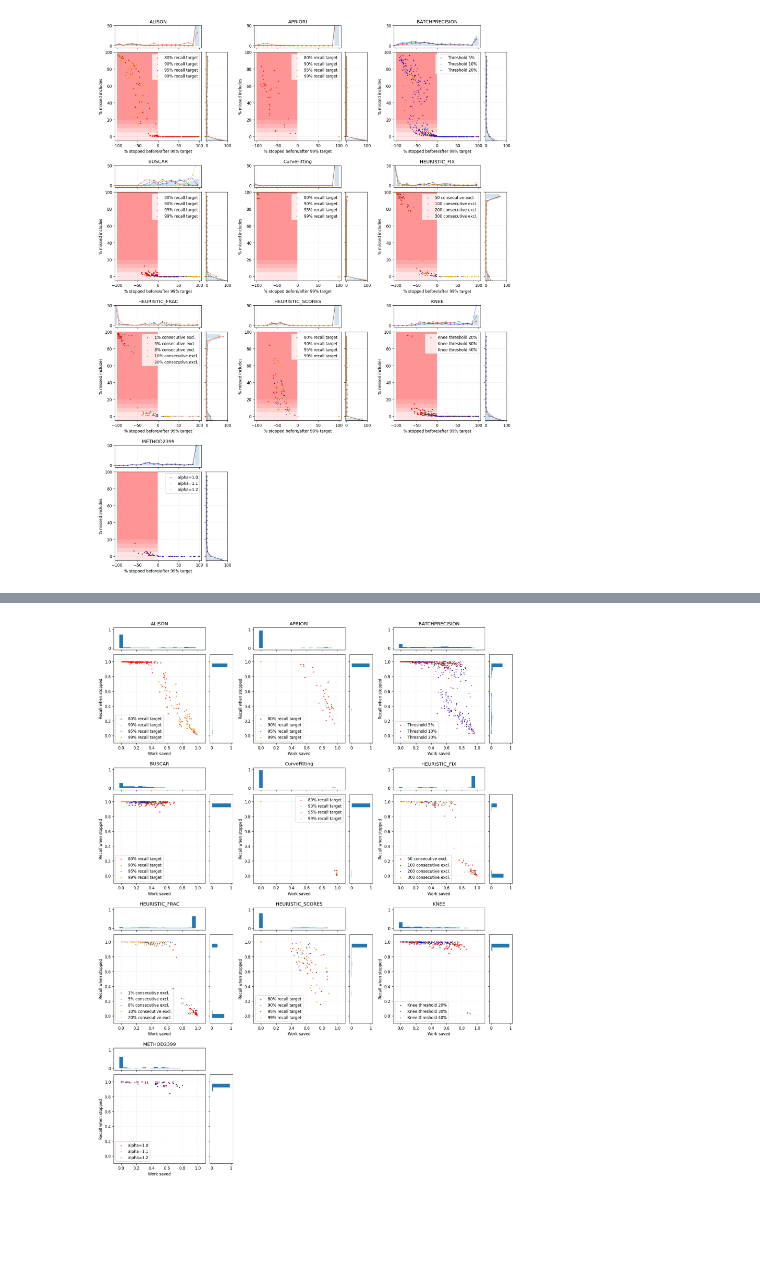
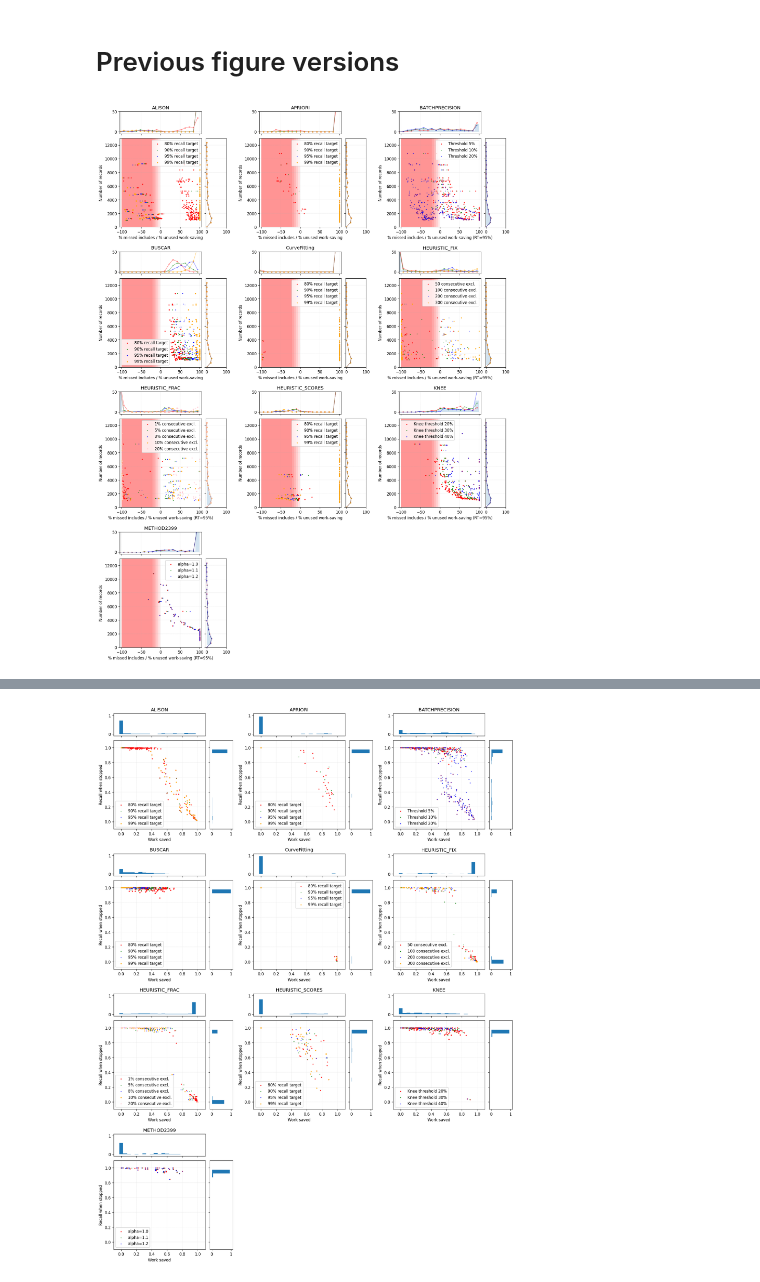
Before and after one commit to destiny-evidence/stopping-methods, a Jupyter notebook: evaluation/ExploreResults.ipynb, the cells around one changed output, grey strips where cells are left out. Saved outputs shown, nothing was run; the diff lists cells and outputs as text; code cells hidden in the pictures; blank space fills up the shorter version.

```diff
--- a/evaluation/ExploreResults.ipynb
+++ b/evaluation/ExploreResults.ipynb
@@ -23,7 +25,10 @@ pd.options.display.max_rows = 20
 # %%
+files = list(Path('../data/results/').glob('simulation-*.csv'))
+for fp in files:
+    print(fp)
 df = pd.concat([
     pd.read_csv(fp)
-    for fp in Path('../data/results/').glob('simulation-*.csv')
+    for fp in files
 ])
 # df = pd.read_csv('../data/results/results.csv')
 print(df.shape)
@@ -73,6 +62,6 @@ for (hash_ranker, hash_method, repeat), sub_df in df.groupby(['sim_key', 'method
 # %%
 results = []
-
+RECALL_TARGETS = [0.8, 0.85, 0.9, 0.95, 0.99, 1.0]
 for (hash_ranker, hash_method, repeat), sub_df in tqdm(df.groupby(['sim_key', 'method-hash', 'sim-rep'])):
     simulation = sub_df.sort_values(by=['batch_i'])
     simulation = simulation.where(simulation['dataset'].notna())
@@ -83,7 +72,7 @@ for (hash_ranker, hash_method, repeat), sub_df in tqdm(df.groupby(['sim_key', 'm
     stop_rows = simulation[simulation['safe_to_stop']]
     stop_row = (stop_rows.iloc[0] if  len(stop_rows) > 0 else simulation.iloc[-1]).to_dict()
 
-    for t in [0.8, 0.85, 0.9, 0.95, 0.99, 1.0]:
+    for t in RECALL_TARGETS:
         step = np.argwhere(rel_curve >= t).min()
         stop_row[f'seen@recall={t}'] = simulation.iloc[step]['n_seen']
         stop_row[f'unseen@recall={t}'] = simulation.iloc[step]['n_unseen']
@@ -105,3 +94,10 @@ df_res = pd.DataFrame(results)
 df_res['stop_recall'] = df_res['n_incl_seen'] / df_res['n_incl']
 df_res['work_saved'] = df_res['n_unseen'] / df_res['n_total']
 df_res['incl_missed'] = (df_res['n_incl'] - df_res['n_incl_seen']) / df_res['n_incl']
+
+for t in RECALL_TARGETS:
+    df_res[f'tetl_left@recall={t}'] = df_res[[f'too_early%@recall={t}', f'too_late_left%@recall={t}']].replace({0: np.nan}).bfill(axis=1).iloc[:, 0].fillna(0) * 100
+    df_res[f'tetl_right@recall={t}'] = df_res[[f'too_early%@recall={t}', f'too_late_right%@recall={t}']].replace({0: np.nan}).bfill(axis=1).iloc[:, 0].fillna(0) * 100
+    df_res[f'mtl_right@recall={t}'] = df_res[[f'missed%@recall={t}', f'too_late_right%@recall={t}']].replace({0: np.nan}).bfill(axis=1).iloc[:, 0].fillna(0) * 100
+    df_res[f'mtl_left@recall={t}'] = df_res[[f'missed%@recall={t}', f'too_late_left%@recall={t}']].replace({0: np.nan}).bfill(axis=1).iloc[:, 0].fillna(0) * 100
+    df_res[f'missed_%@recall={t}'] = df_res[f'missed%@recall={t}'] * -100
@@ -159,5 +184,6 @@ ax3.set_title(f'too_early%@recall={rt}')
 df_res.loc[df_res[f'too_early%@recall={rt}']<0, f'too_early%@recall={rt}'].hist(bins=100, ax=ax3)
 ax4.set_title('coalesce missed/too much')
 df_res['x'].hist(bins=100, ax=ax4)
+df_res = df_res.drop(columns=['x'])
 # %% [output]
 <Axes: title={'center': 'coalesce missed/too much'}>
@@ -180,8 +366,10 @@ df_res['te'].hist()
+# %% [markdown]
+# Previous figure versions
 # %%
 hists_y = {}
 hists_x = {}
 
-rt = 0.99  # recall target
+rt = 0.95  # recall target
 bins = 20
 late_ref = ['left', 'right'][1]
 
@@ -203,13 +391,17 @@ colours = ['red', 'green', 'blue', 'orange', 'pink']
 #xval, xlab, xlim = ('x', '% missed includes / % additional work', (-105, 500))
 #yval, ylab, ylim = ('te', '% stopped before target', (-5, 105))
 
-df_res['te'] = df_res[[f'too_early%@recall={rt}', f'too_late_{late_ref}%@recall={rt}']].replace({0: np.nan}).bfill(axis=1).iloc[:, 0].fillna(0) * 100
-df_res['mi'] = df_res[f'missed%@recall={rt}'] * -100
-xval, xlab, xlim = ('te', f'% stopped before/after {rt:.0%} target', (-105, 105)) # 400
-yval, ylab, ylim = ('mi', '% missed includes', (-5, 100))
+xval, xlab, xlab2, xlim = (lambda x: f'tetl_right@recall={x}', f'% missed includes / % unused work-saving (RT={rt:.0%})', '% missed includes / % unused work-saving',  (-105, 105)) # 400
+yval, ylab, ylab2, ylim = (lambda x: 'n_total', 'Number of records', 'Number of records', (0, 13000))
+
+#xval, xlab, xlab2, xlim = (lambda x: f'tetl_right@recall={x}', f'% before/after {rt:.0%} recall target', '% before/after recall target',  (-105, 105))
+#yval, ylab, ylab2, ylim = (lambda x: f'missed_%@recall={x}', f'% missed includes (RT={rt:.0%})', '% missed includes',  (-5, 105))
 
 #xval, xlab, xlim = (f'missed%@recall={rt}', 'Missed', (-1.1, 0.1))
 #yval, ylab, ylim = (f'too_late_{late_ref}%@recall={rt}', 'Overshoot', (-0.1, 5))
+
+vred = False
+hred = True
 
 for mi, meth in enumerate(sorted(df_res['method'].unique())):
     ax = axes[int(mi/n_cols)][mi%n_cols]
@@ -219,12 +411,6 @@ for mi, meth in enumerate(sorted(df_res['method'].unique())):
    # ax.set_aspect('equal')
     ax_histx = ax.inset_axes([0, 1.05, 1, 0.25])
     ax_histy = ax.inset_axes([1.05, 0, 0.25, 1])
-
-    ax.fill_between(np.arange(len(df_meth)) - 100, 5, ylim[1], where=(np.arange(len(df_meth))-100) < 0, facecolor='red', alpha=0.1)
-    ax.fill_between(np.arange(len(df_meth)) - 100, 10, ylim[1], where=(np.arange(len(df_meth))-100) < 0, facecolor='red', alpha=0.1)
-    ax.fill_between(np.arange(len(df_meth)) - 100, 15, ylim[1], where=(np.arange(len(df_meth))-100) < 0, facecolor='red', alpha=0.1)
-    ax.fill_between(np.arange(len(df_meth)) - 100, 20, ylim[1], where=(np.arange(len(df_meth))-100) < 0, facecolor='red', alpha=0.1)
-    ax.fill_between(np.arange(len(df_meth)) - 100, ylim[0], ylim[1], where=(np.arange(len(df_meth))-100) < 0, facecolor='red', alpha=0.1)
 
     recall_targets = sorted(df_meth['method-recall_target'].unique())
     if len(recall_targets) > 1:
@@ -248,23 +434,38 @@ for mi, meth in enumerate(sorted(df_res['method'].unique())):
     else:
         group_col = None
 
-    histx, edgex = np.histogram(df_meth[xval], bins=bins, range=xlim)
-    histy, edgey = np.histogram(df_meth[yval], bins=bins, range=ylim)
-    hists_x[meth] = histx
-    hists_y[meth] = histy
+    if vred:
+        ax.fill_between(np.arange(len(df_meth)) - 100, 5, ylim[1], where=(np.arange(len(df_meth))-100) < 0, facecolor='red', alpha=0.1)
+        ax.fill_between(np.arange(len(df_meth)) - 100, 10, ylim[1], where=(np.arange(len(df_meth))-100) < 0, facecolor='red', alpha=0.1)
+        ax.fill_between(np.arange(len(df_meth)) - 100, 15, ylim[1], where=(np.arange(len(df_meth))-100) < 0, facecolor='red', alpha=0.1)
+        ax.fill_between(np.arange(len(df_meth)) - 100, 20, ylim[1], where=(np.arange(len(df_meth))-100) < 0, facecolor='red', alpha=0.1)
+        ax.fill_between(np.arange(len(df_meth)) - 100, ylim[0], ylim[1], where=(np.arange(len(df_meth))-100) < 0, facecolor='red', alpha=0.1)
+    if hred:
+        ax.fill_between(np.arange(len(df_meth)) - 100, ylim[0], ylim[1], where=(np.arange(len(df_meth))-100) < 0, facecolor='red', alpha=0.1)
+        ax.fill_between(np.arange(len(df_meth)) - 100, ylim[0], ylim[1], where=(np.arange(len(df_meth))-100) < -5, facecolor='red', alpha=0.1)
+        ax.fill_between(np.arange(len(df_meth)) - 100, ylim[0], ylim[1], where=(np.arange(len(df_meth))-100) < -10, facecolor='red', alpha=0.1)
+        ax.fill_between(np.arange(len(df_meth)) - 100, ylim[0], ylim[1], where=(np.arange(len(df_meth))-100) < -15, facecolor='red', alpha=0.1)
+        ax.fill_between(np.arange(len(df_meth)) - 100, ylim[0], ylim[1], where=(np.arange(len(df_meth))-100) < -20, facecolor='red', alpha=0.1)
 
-    ax_histx.bar(edgex[:-1], height=histx / histx.sum() * 100, width=(edgex[-1] - edgex[0]) / bins, alpha=0.2)
-    ax_histy.barh(y=edgey[:-1], width=histy / histy.sum() * 100, height=(edgey[-1] - edgey[0]) / bins, alpha=0.2)
+    if len(recall_targets) <= 1:
+        histx, edgex = np.histogram(df_meth[xval(rt)], bins=bins, range=xlim)
+        histy, edgey = np.histogram(df_meth[yval(rt)], bins=bins, range=ylim)
+        hists_x[meth] = histx
+        hists_y[meth] = histy
+
+        ax_histx.bar(edgex[:-1], height=histx / histx.sum() * 100, width=(edgex[-1] - edgex[0]) / bins, alpha=0.2)
+        ax_histy.barh(y=edgey[:-1], width=histy / histy.sum() * 100, height=(edgey[-1] - edgey[0]) / bins, alpha=0.2)
 
     if group_col is None:
         df_meth.plot.scatter(x=xval, y=yval, ax=ax, s=1)
     else:
         values = sorted(df_meth[group_col].unique())
         for vi, v in enumerate(values):
-            df_meth[df_meth[group_col] == v].plot.scatter(x=xval, y=yval, ax=ax, s=3, c=colours[vi], marker=markers[vi], label=group_lab(v))
+            xy = df_meth[df_meth[group_col] == v].rename(columns={xval(v if len(recall_targets) > 1 else rt): 'x', yval(v if len(recall_targets) > 1 else rt): 'y'})[['x', 'y']]
+            ax.scatter(xy['x'], xy['y'], s=3, c=colours[vi], marker=markers[vi], label=group_lab(v))
 
-            histx, edgex = np.histogram(df_meth[df_meth[group_col] == v][xval], bins=bins, range=xlim)
-            histy, edgey = np.histogram(df_meth[df_meth[group_col] == v][yval], bins=bins, range=ylim)
+            histx, edgex = np.histogram(df_meth[df_meth[group_col] == v][xval(v if len(recall_targets) > 1 else rt)], bins=bins, range=xlim)
+            histy, edgey = np.histogram(df_meth[df_meth[group_col] == v][yval(v if len(recall_targets) > 1 else rt)], bins=bins, range=ylim)
             ax_histx.plot(edgex[:-1], histx / histx.sum() * 100, alpha=0.5, c=colours[vi], marker=markers[vi], ms=3, lw=1)
             ax_histy.plot(histy / histy.sum() * 100, edgey[:-1], alpha=0.5, c=colours[vi], marker=markers[vi], ms=3, lw=1)
 
@@ -275,36 +476,36 @@ for mi, meth in enumerate(sorted(df_res['method'].unique())):
            # yhist = np.linspace(ylim[0], ylim[1], bins)
            # yv = df_meth[df_meth[group_col] == v][yval]
            # gy = gaussian_kde(yv)(yhist) if np.var(yv) > 0 else np.ones_like(yhist) * yv.mean()
            # ax_histy.plot(gy / (gy + 1e-6).sum(), yhist, alpha=0.5, c=colours[vi], marker=markers[vi])
         ax.legend()
     #ax_histy.set_xscale('log')
     ax_histx.tick_params(axis="x", labelbottom=False)
     ax_histy.tick_params(axis="y", labelleft=False)
     ax.axes.xaxis.set_visible(True)
     ax.axes.yaxis.set_visible(True)
 
     ax.set_title(meth)
-    ax.set_xlabel(xlab)
-    ax.set_ylabel(ylab)
+    ax.set_xlabel(xlab if len(recall_targets) <= 1 else xlab2)
+    ax.set_ylabel(ylab if len(recall_targets) <= 1 else ylab2)
     ax.grid(lw=0.2, ls='--')
     ax_histx.grid(lw=0.2, ls='--')
     ax_histy.grid(lw=0.2, ls='--')
 
     ax.set_xlim(xlim)
     ax.set_ylim(ylim)
     ax_histx.set_xlim(xlim)
     ax_histx.set_ylim(-5, 50)
     ax_histy.set_xlim(-5, 100)
     ax_histy.set_ylim(ylim)
 
 fig.delaxes(axes[3][2])
 fig.delaxes(axes[3][1])
 
 fig.tight_layout()
 #fig.show()
 #fig.savefig('../data/plots/scatter.pdf')
 # %% [output]
-[figure, old version]
+[figure, new version]
 # %%
 fig.savefig('../data/plots/scatter.pdf')
 # %%
```
Also changed, not shown: parts of 22 cells of this notebook, 1 other file.
